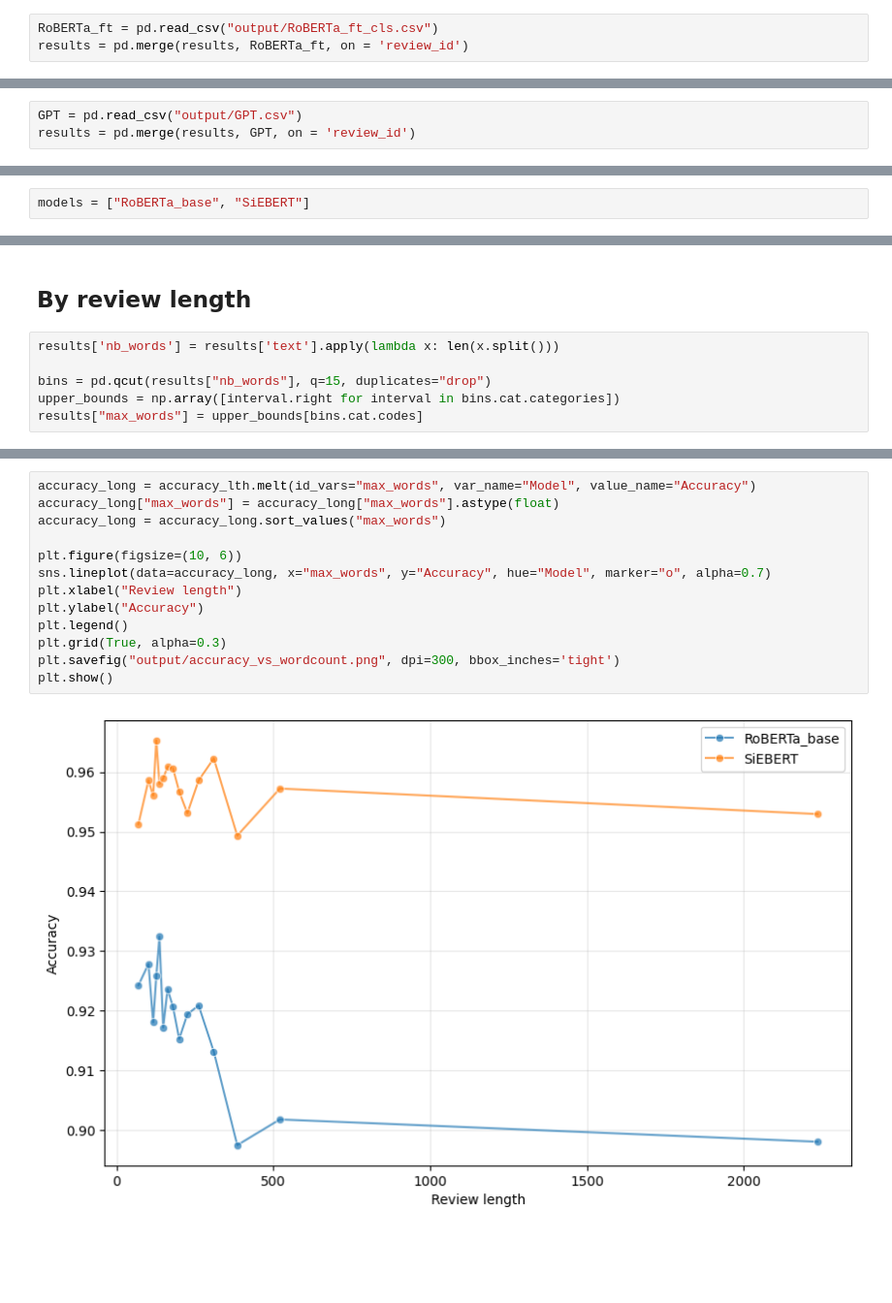
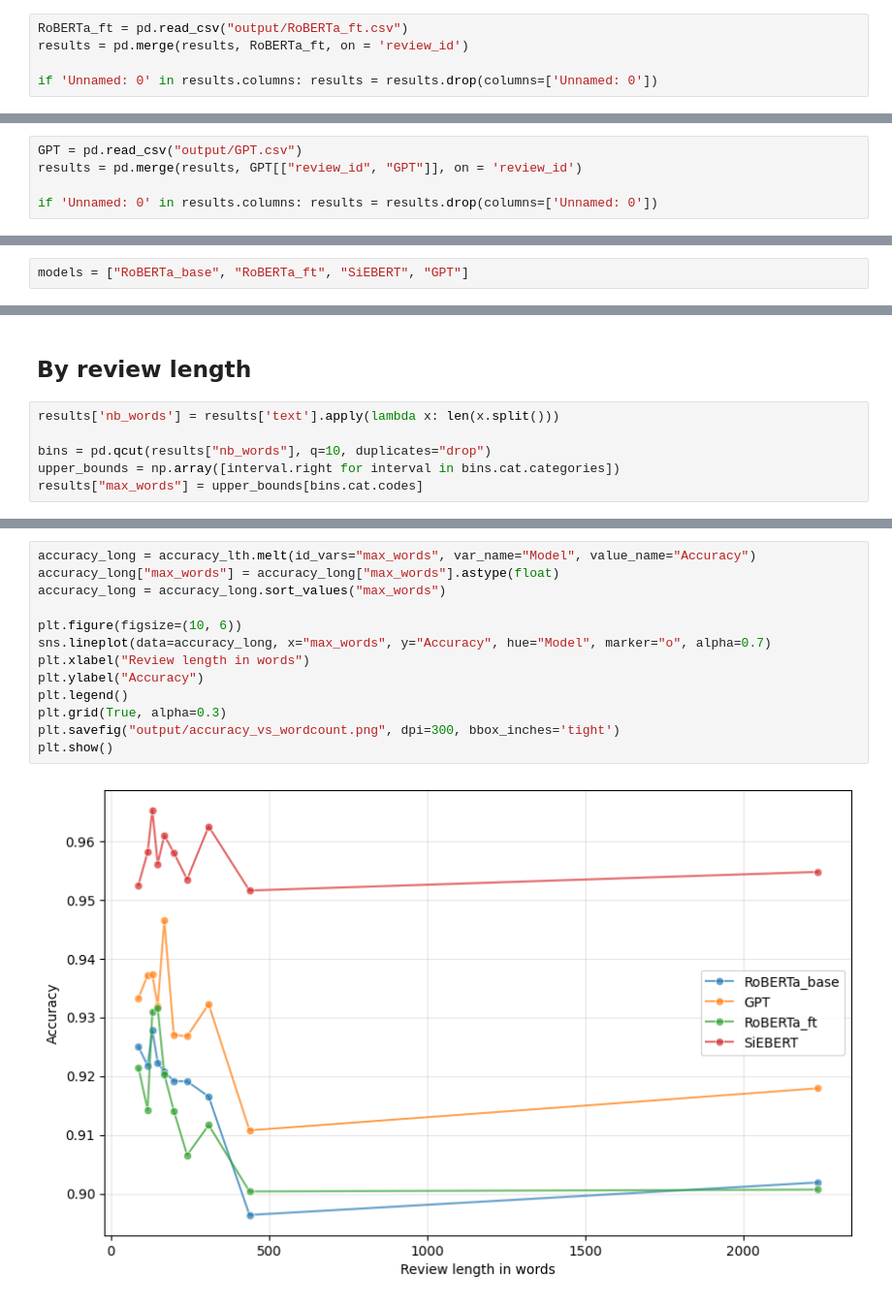
Before and after one commit to MaelDieudonne/3A-ML-NLP, a Jupyter notebook: mini-project/results.ipynb, the cells around one changed output, grey strips where cells are left out. Shown at 97% size. Drawn from its saved outputs; the diff is of its cells as text; blank space fills up the shorter version.

```diff
--- a/mini-project/results.ipynb
+++ b/mini-project/results.ipynb
@@ -15,6 +17,8 @@ results = pd.merge(results, RoBERTa_base, on = 'review_id')
 # %%
-RoBERTa_ft = pd.read_csv("output/RoBERTa_ft_cls.csv")
+RoBERTa_ft = pd.read_csv("output/RoBERTa_ft.csv")
 results = pd.merge(results, RoBERTa_ft, on = 'review_id')
+
+if 'Unnamed: 0' in results.columns: results = results.drop(columns=['Unnamed: 0'])
 # %%
 SiEBERT = pd.read_csv("output/SiEBERT.csv")
 results = pd.merge(results, SiEBERT, on = 'review_id')
@@ -21,10 +27,12 @@ results = pd.merge(results, SiEBERT, on = 'review_id')
 # %%
 GPT = pd.read_csv("output/GPT.csv")
-results = pd.merge(results, GPT, on = 'review_id')
+results = pd.merge(results, GPT[["review_id", "GPT"]], on = 'review_id')
+
+if 'Unnamed: 0' in results.columns: results = results.drop(columns=['Unnamed: 0'])
 # %% [markdown]
 # Compare performances
 # %%
-models = ["RoBERTa_base", "SiEBERT"]
+models = ["RoBERTa_base", "RoBERTa_ft", "SiEBERT", "GPT"]
 # %% [markdown]
 ## Average
 # %%
@@ -103,7 +133,7 @@ plt.show()
 # %%
 results['nb_words'] = results['text'].apply(lambda x: len(x.split()))
 
-bins = pd.qcut(results["nb_words"], q=15, duplicates="drop")
+bins = pd.qcut(results["nb_words"], q=10, duplicates="drop")
 upper_bounds = np.array([interval.right for interval in bins.cat.categories])
 results["max_words"] = upper_bounds[bins.cat.codes]
 # %%
@@ -133,15 +158,15 @@ accuracy_lth.style.hide(axis="index")
 # %%
 accuracy_long = accuracy_lth.melt(id_vars="max_words", var_name="Model", value_name="Accuracy")
 accuracy_long["max_words"] = accuracy_long["max_words"].astype(float)
 accuracy_long = accuracy_long.sort_values("max_words")
 
 plt.figure(figsize=(10, 6))
 sns.lineplot(data=accuracy_long, x="max_words", y="Accuracy", hue="Model", marker="o", alpha=0.7)
-plt.xlabel("Review length")
+plt.xlabel("Review length in words")
 plt.ylabel("Accuracy")
 plt.legend()
 plt.grid(True, alpha=0.3)
 plt.savefig("output/accuracy_vs_wordcount.png", dpi=300, bbox_inches='tight')
 plt.show()
 # %% [output]
-[figure, old version]
+[figure, new version]
```
Also changed, not shown: parts of 7 cells of this notebook, 13 other files.
